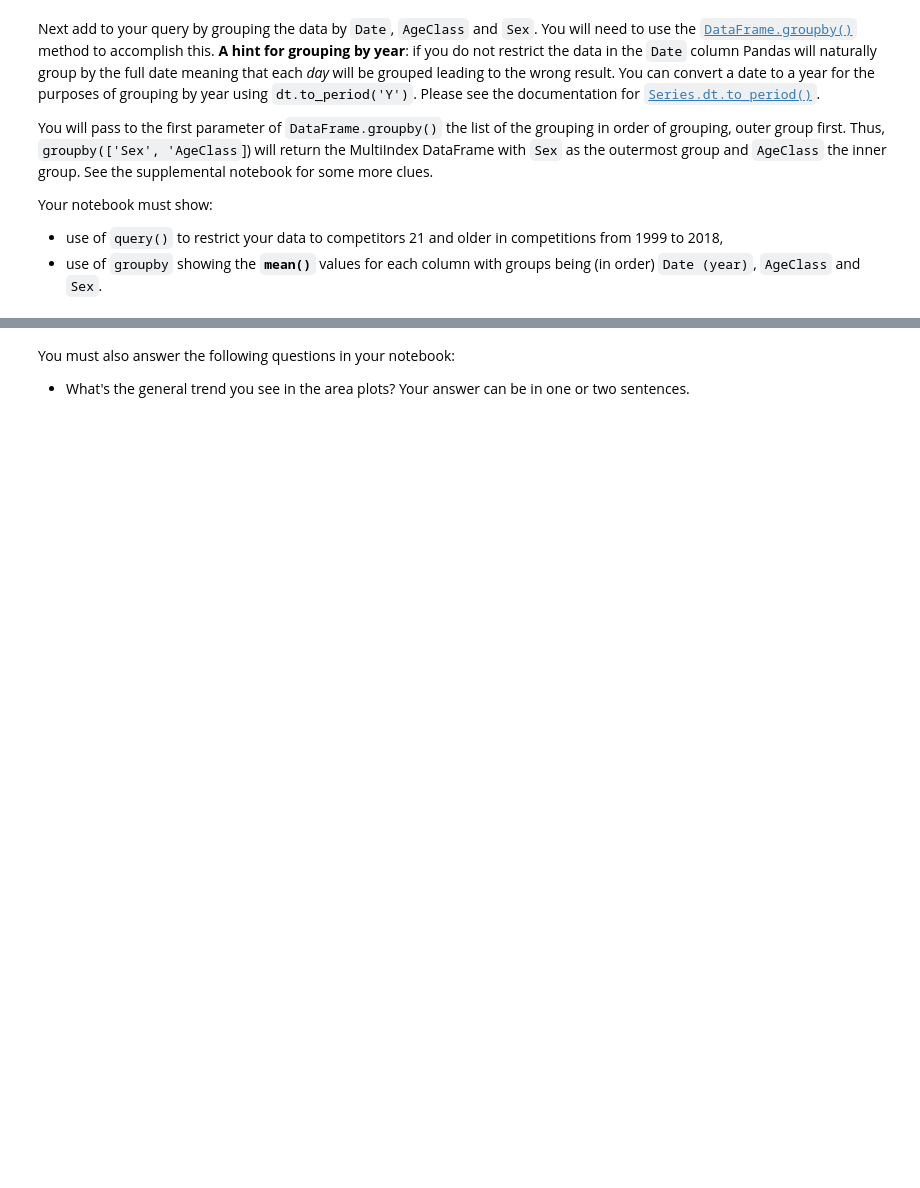
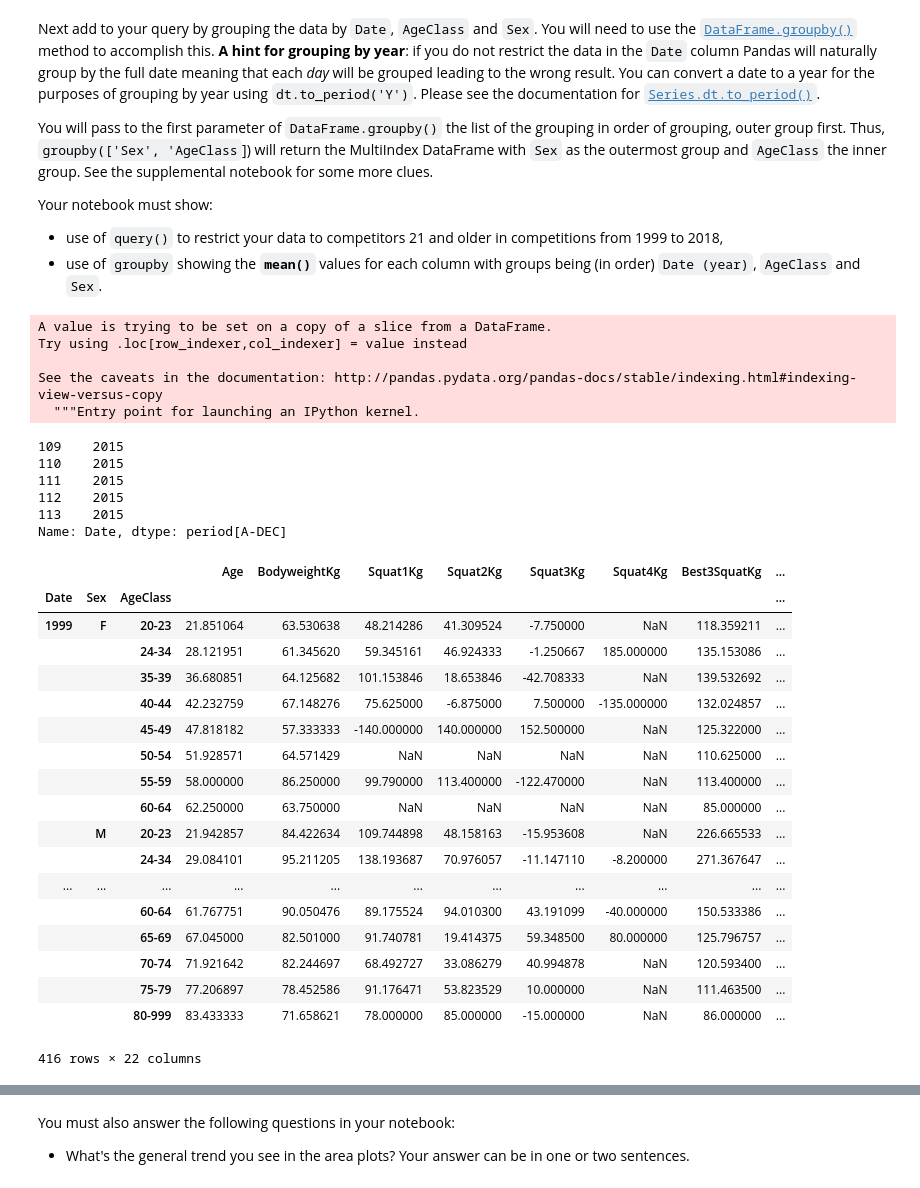
Before and after one commit to chezka-sino/mcis6273_f19_datamining, a Jupyter notebook: homework/hw2/hw2.ipynb, the cells around one changed output, grey strips where cells are left out. Drawn from its saved outputs; the diff is of its cells as text; code cells hidden in the pictures; blank space fills up the shorter version.

```diff
--- a/homework/hw2/hw2.ipynb
+++ b/homework/hw2/hw2.ipynb
@@ -77,3 +86,5 @@ and `Division` data (e.g. they have `NaN` values).  You will be able to do this
+# %%
+df.dropna(subset=['Age','Division'], inplace=True)
 # %% [markdown]
 You should now have fewer than 200K data points, leading us to the second
 problem of _data quality_.  When we look at the original data file, we have
@@ -118,0 +130,2 @@ handle any issues you may encounter.
+# %%
+df['Date'] = pd.to_datetime(df['Date'], errors='coerce')
@@ -154,3 +172,44 @@ Your notebook must show:
+# %%
+df2 = df.query('Date>1999 & Date<2018 & Age>=21')
+# %%
+df2['Date'] = df2.Date.dt.to_period('Y')
+# %% [output]
+A value is trying to be set on a copy of a slice from a DataFrame.
+Try using .loc[row_indexer,col_indexer] = value instead
+
+See the caveats in the documentation: http://pandas.pydata.org/pandas-docs/stable/indexing.html#indexing-view-versus-copy
+  """Entry point for launching an IPython kernel.
+# %%
+df2.Date.head()
+# %% [output]
+109    2015
+110    2015
+111    2015
+112    2015
+113    2015
+Name: Date, dtype: period[A-DEC]
+# %%
+df2.groupby(['Date', 'Sex', 'AgeClass']).mean().loc[:,:]
+# %% [output]
+|  |  |  | Age | BodyweightKg | Squat1Kg | Squat2Kg | Squat3Kg | Squat4Kg | Best3SquatKg | ... |
+| Date | Sex | AgeClass |  |  |  |  |  |  |  | ... |
+| 1999 | F | 20-23 | 21.851064 | 63.530638 | 48.214286 | 41.309524 | -7.750000 | NaN | 118.359211 | ... |
+|  |  | 24-34 | 28.121951 | 61.345620 | 59.345161 | 46.924333 | -1.250667 | 185.000000 | 135.153086 | ... |
+|  |  | 35-39 | 36.680851 | 64.125682 | 101.153846 | 18.653846 | -42.708333 | NaN | 139.532692 | ... |
+|  |  | 40-44 | 42.232759 | 67.148276 | 75.625000 | -6.875000 | 7.500000 | -135.000000 | 132.024857 | ... |
+|  |  | 45-49 | 47.818182 | 57.333333 | -140.000000 | 140.000000 | 152.500000 | NaN | 125.322000 | ... |
+|  |  | 50-54 | 51.928571 | 64.571429 | NaN | NaN | NaN | NaN | 110.625000 | ... |
+|  |  | 55-59 | 58.000000 | 86.250000 | 99.790000 | 113.400000 | -122.470000 | NaN | 113.400000 | ... |
+|  |  | 60-64 | 62.250000 | 63.750000 | NaN | NaN | NaN | NaN | 85.000000 | ... |
+|  | M | 20-23 | 21.942857 | 84.422634 | 109.744898 | 48.158163 | -15.953608 | NaN | 226.665533 | ... |
+|  |  | 24-34 | 29.084101 | 95.211205 | 138.193687 | 70.976057 | -11.147110 | -8.200000 | 271.367647 | ... |
+| ... | ... | ... | ... | ... | ... | ... | ... | ... | ... | ... |
+|  |  | 60-64 | 61.767751 | 90.050476 | 89.175524 | 94.010300 | 43.191099 | -40.000000 | 150.533386 | ... |
+|  |  | 65-69 | 67.045000 | 82.501000 | 91.740781 | 19.414375 | 59.348500 | 80.000000 | 125.796757 | ... |
+|  |  | 70-74 | 71.921642 | 82.244697 | 68.492727 | 33.086279 | 40.994878 | NaN | 120.593400 | ... |
+|  |  | 75-79 | 77.206897 | 78.452586 | 91.176471 | 53.823529 | 10.000000 | NaN | 111.463500 | ... |
+|  |  | 80-999 | 83.433333 | 71.658621 | 78.000000 | 85.000000 | -15.000000 | NaN | 86.000000 | ... |
+416 rows × 22 columns
 # %% [markdown]
 &#167;  Now that we have the data segmented the way we'd like, let's visualize it
 in some interesting way.
```
Also changed, not shown: parts of 11 cells of this notebook.
